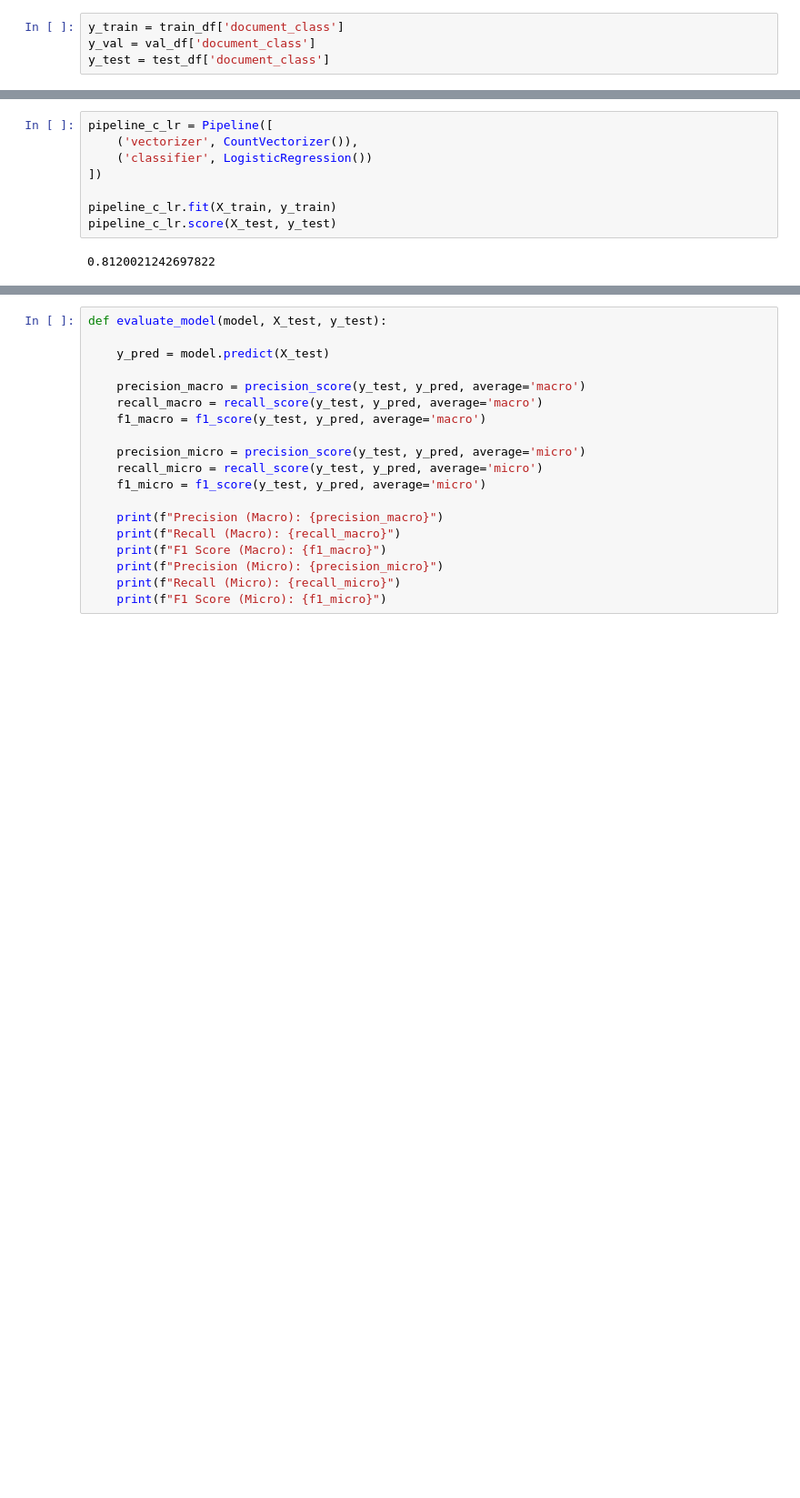
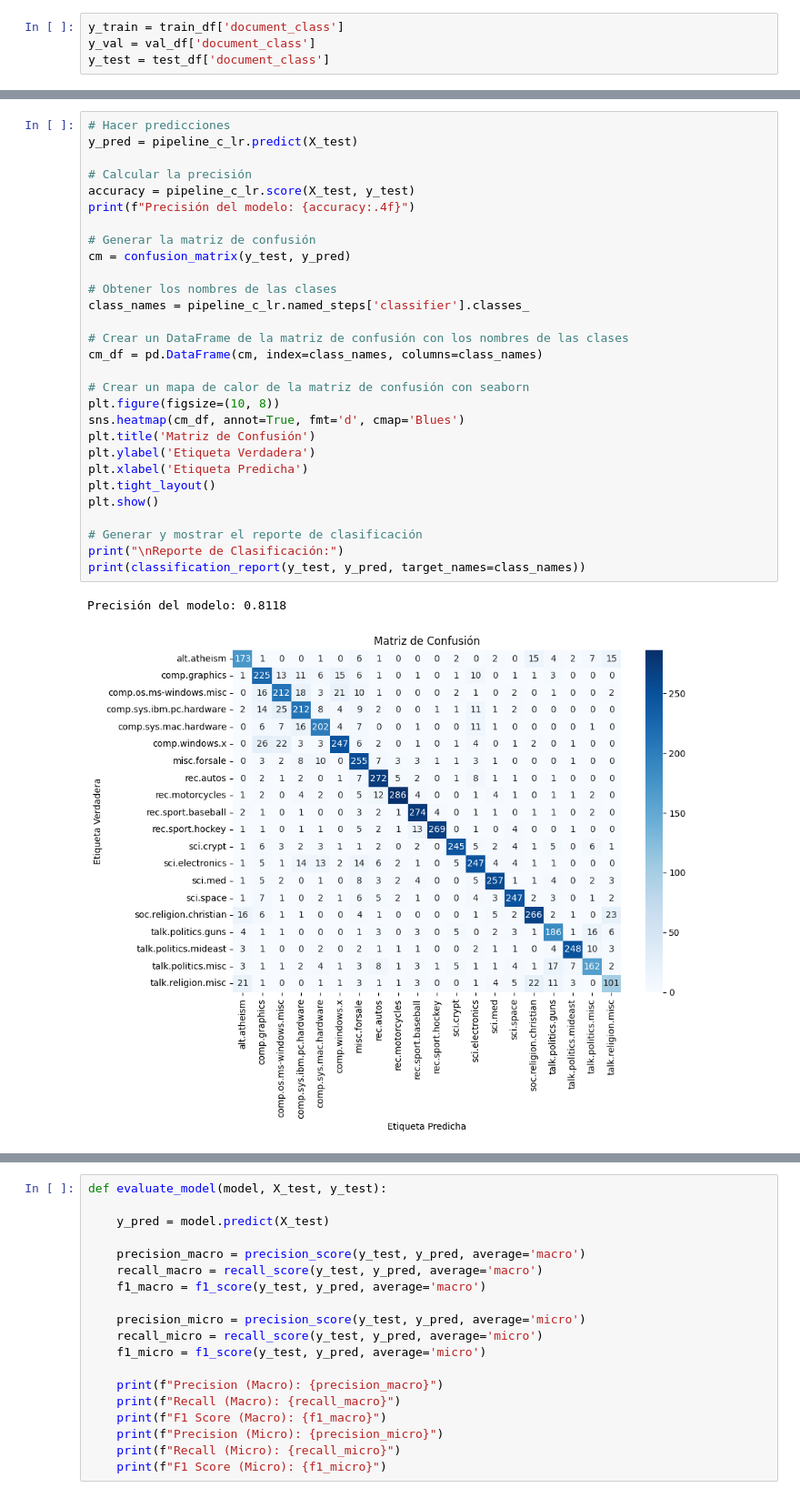
Before and after one commit to gamendez98/nlp-homework, a Jupyter notebook: hw03/NB_LR_classification.ipynb, the cells around one changed output, grey strips where cells are left out. Shown at 91% size. Drawn from its saved outputs; the diff is of its cells as text; blank space fills up the shorter version.

```diff
--- a/hw03/NB_LR_classification.ipynb
+++ b/hw03/NB_LR_classification.ipynb
@@ -174,10 +256,32 @@ y_test = test_df['document_class']
 # %%
-pipeline_c_lr = Pipeline([
-    ('vectorizer', CountVectorizer()),
-    ('classifier', LogisticRegression())
-])
+# Hacer predicciones
+y_pred = pipeline_c_lr.predict(X_test)
 
-pipeline_c_lr.fit(X_train, y_train)
-pipeline_c_lr.score(X_test, y_test)
+# Calcular la precisión
+accuracy = pipeline_c_lr.score(X_test, y_test)
+print(f"Precisión del modelo: {accuracy:.4f}")
+
+# Generar la matriz de confusión
+cm = confusion_matrix(y_test, y_pred)
+
+# Obtener los nombres de las clases
+class_names = pipeline_c_lr.named_steps['classifier'].classes_
+
+# Crear un DataFrame de la matriz de confusión con los nombres de las clases
+cm_df = pd.DataFrame(cm, index=class_names, columns=class_names)
+
+# Crear un mapa de calor de la matriz de confusión con seaborn
+plt.figure(figsize=(10, 8))
+sns.heatmap(cm_df, annot=True, fmt='d', cmap='Blues')
+plt.title('Matriz de Confusión')
+plt.ylabel('Etiqueta Verdadera')
+plt.xlabel('Etiqueta Predicha')
+plt.tight_layout()
+plt.show()
+
+# Generar y mostrar el reporte de clasificación
+print("\nReporte de Clasificación:")
+print(classification_report(y_test, y_pred, target_names=class_names))
 # %% [output]
-0.8120021242697822
+Precisión del modelo: 0.8118
+[figure, added]
```
Also changed, not shown: parts of 43 cells of this notebook.
